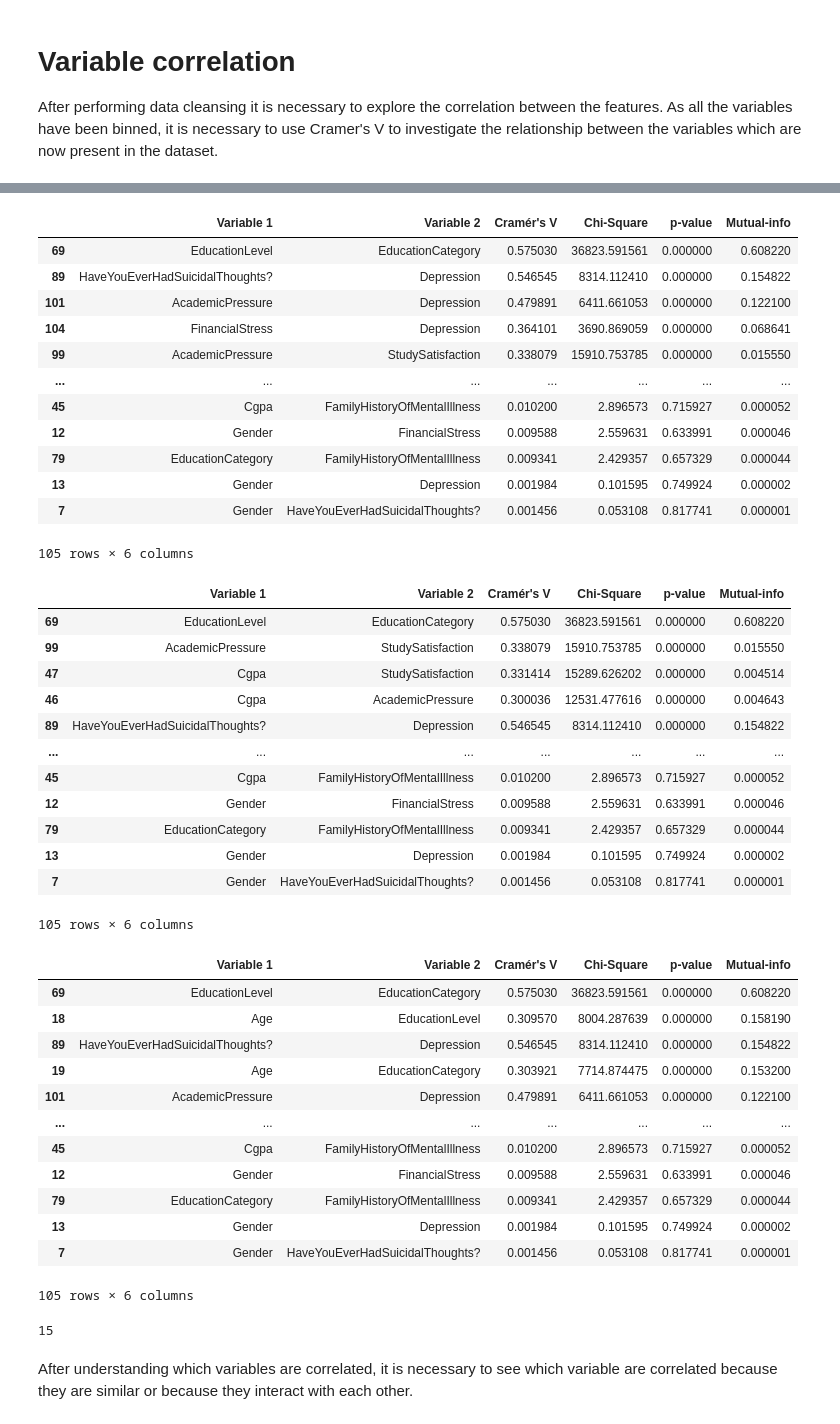
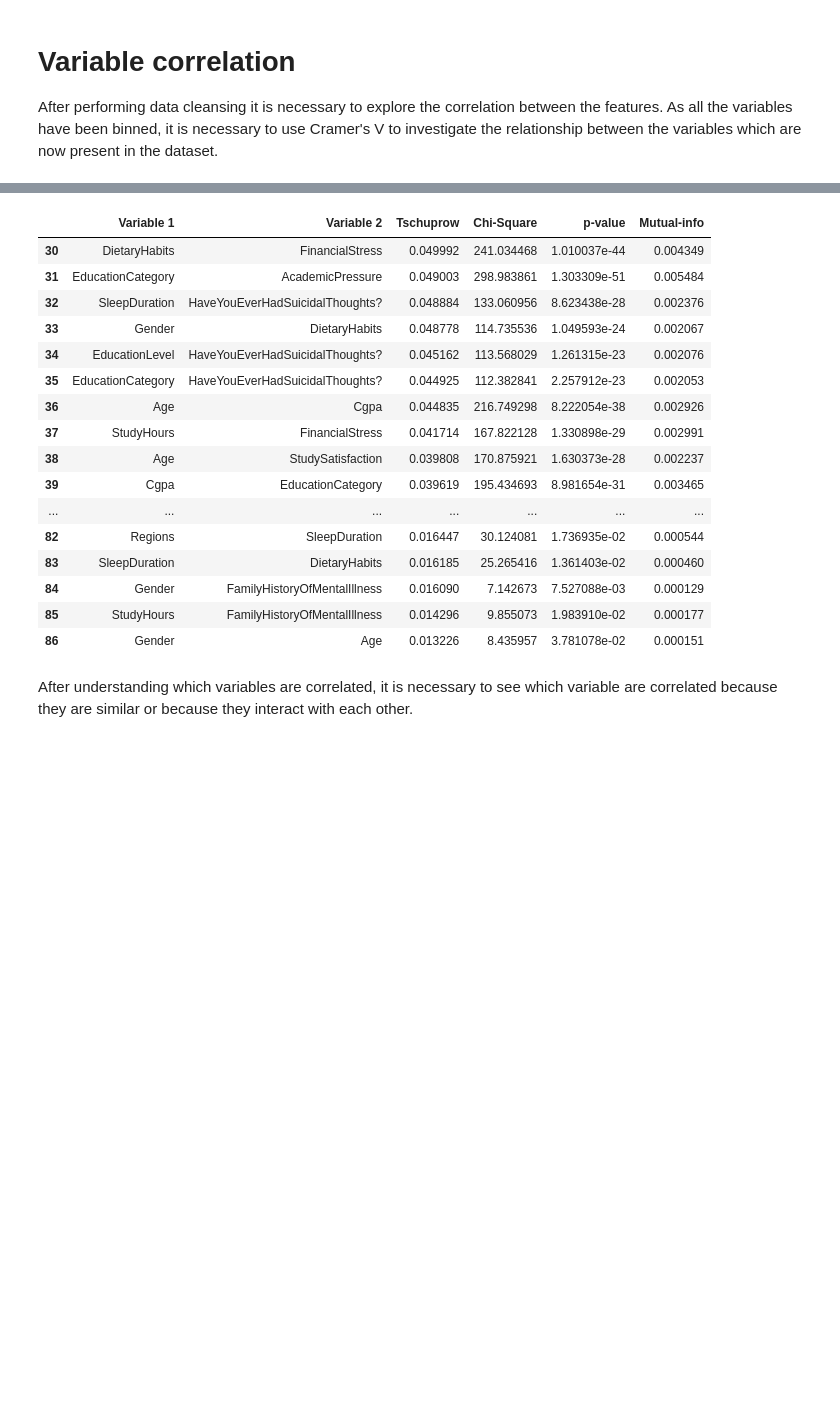
Before and after one commit to Shardyne/faikr3-project, a Jupyter notebook: Gio/data_preparation_gio.ipynb, the cells around one changed output, grey strips where cells are left out. Drawn from its saved outputs; the diff is of its cells as text; code cells hidden in the pictures; blank space fills up the shorter version.

```diff
--- a/Gio/data_preparation_gio.ipynb
+++ b/Gio/data_preparation_gio.ipynb
@@ -492,71 +492,45 @@ dtype: object
 # %%
 from scipy.stats.contingency import association
 from scipy.stats import chi2_contingency
 import pandas as pd
 import itertools
 from sklearn.feature_selection import mutual_info_classif
 
 # store the values for cramer's V
 cramer=pd.DataFrame({
     'Variable 1':[], 'Variable 2':[],
-    "Cramér's V":[],
+    "Tschuprow":[],
     "Chi-Square":[],
     "p-value":[],
     "Mutual-info":[]
 })
 
 # Compute Cramer’s V recursively for all the columns
 for col1, col2 in itertools.combinations(df_final.columns, 2):
     cont_table=pd.crosstab(df_final[col1], df_final[col2])
-    cram_v=association(cont_table, method='cramer')
+    cram_v=association(cont_table, method='tschuprow')
     chi2, p, dof, expected = chi2_contingency(cont_table)
     mi = mutual_info_classif(df_final[[col1]], df_final[col2], discrete_features=True)
     cramer.loc[len(cramer)]=[col1, col2, cram_v, chi2, p, mi[0]]
 
-display(cramer.sort_values(by="Cramér's V", ascending=False))
-display(cramer.sort_values(by="Chi-Square", ascending=False))
-display(cramer.sort_values(by="Mutual-info", ascending=False))
-print(len(cramer[cramer["Cramér's V"]>=0.15]))
+cramer[cramer["p-value"]<=0.05].sort_values(by="Tschuprow",ascending=False).reset_index(drop=True)[30:]
 # %% [output]
-|  | Variable 1 | Variable 2 | Cramér's V | Chi-Square | p-value | Mutual-info |
-| 69 | EducationLevel | EducationCategory | 0.575030 | 36823.591561 | 0.000000 | 0.608220 |
-| 89 | HaveYouEverHadSuicidalThoughts? | Depression | 0.546545 | 8314.112410 | 0.000000 | 0.154822 |
-| 101 | AcademicPressure | Depression | 0.479891 | 6411.661053 | 0.000000 | 0.122100 |
-| 104 | FinancialStress | Depression | 0.364101 | 3690.869059 | 0.000000 | 0.068641 |
-| 99 | AcademicPressure | StudySatisfaction | 0.338079 | 15910.753785 | 0.000000 | 0.015550 |
+|  | Variable 1 | Variable 2 | Tschuprow | Chi-Square | p-value | Mutual-info |
+| 30 | DietaryHabits | FinancialStress | 0.049992 | 241.034468 | 1.010037e-44 | 0.004349 |
+| 31 | EducationCategory | AcademicPressure | 0.049003 | 298.983861 | 1.303309e-51 | 0.005484 |
+| 32 | SleepDuration | HaveYouEverHadSuicidalThoughts? | 0.048884 | 133.060956 | 8.623438e-28 | 0.002376 |
+| 33 | Gender | DietaryHabits | 0.048778 | 114.735536 | 1.049593e-24 | 0.002067 |
+| 34 | EducationLevel | HaveYouEverHadSuicidalThoughts? | 0.045162 | 113.568029 | 1.261315e-23 | 0.002076 |
+| 35 | EducationCategory | HaveYouEverHadSuicidalThoughts? | 0.044925 | 112.382841 | 2.257912e-23 | 0.002053 |
+| 36 | Age | Cgpa | 0.044835 | 216.749298 | 8.222054e-38 | 0.002926 |
+| 37 | StudyHours | FinancialStress | 0.041714 | 167.822128 | 1.330898e-29 | 0.002991 |
+| 38 | Age | StudySatisfaction | 0.039808 | 170.875921 | 1.630373e-28 | 0.002237 |
+| 39 | Cgpa | EducationCategory | 0.039619 | 195.434693 | 8.981654e-31 | 0.003465 |
 | ... | ... | ... | ... | ... | ... | ... |
-| 45 | Cgpa | FamilyHistoryOfMentalIllness | 0.010200 | 2.896573 | 0.715927 | 0.000052 |
-| 12 | Gender | FinancialStress | 0.009588 | 2.559631 | 0.633991 | 0.000046 |
-| 79 | EducationCategory | FamilyHistoryOfMentalIllness | 0.009341 | 2.429357 | 0.657329 | 0.000044 |
-| 13 | Gender | Depression | 0.001984 | 0.101595 | 0.749924 | 0.000002 |
-| 7 | Gender | HaveYouEverHadSuicidalThoughts? | 0.001456 | 0.053108 | 0.817741 | 0.000001 |
+| 82 | Regions | SleepDuration | 0.016447 | 30.124081 | 1.736935e-02 | 0.000544 |
+| 83 | SleepDuration | DietaryHabits | 0.016185 | 25.265416 | 1.361403e-02 | 0.000460 |
+| 84 | Gender | FamilyHistoryOfMentalIllness | 0.016090 | 7.142673 | 7.527088e-03 | 0.000129 |
+| 85 | StudyHours | FamilyHistoryOfMentalIllness | 0.014296 | 9.855073 | 1.983910e-02 | 0.000177 |
+| 86 | Gender | Age | 0.013226 | 8.435957 | 3.781078e-02 | 0.000151 |
-105 rows × 6 columns
-|  | Variable 1 | Variable 2 | Cramér's V | Chi-Square | p-value | Mutual-info |
-| 69 | EducationLevel | EducationCategory | 0.575030 | 36823.591561 | 0.000000 | 0.608220 |
-| 99 | AcademicPressure | StudySatisfaction | 0.338079 | 15910.753785 | 0.000000 | 0.015550 |
-| 47 | Cgpa | StudySatisfaction | 0.331414 | 15289.626202 | 0.000000 | 0.004514 |
-| 46 | Cgpa | AcademicPressure | 0.300036 | 12531.477616 | 0.000000 | 0.004643 |
-| 89 | HaveYouEverHadSuicidalThoughts? | Depression | 0.546545 | 8314.112410 | 0.000000 | 0.154822 |
-| ... | ... | ... | ... | ... | ... | ... |
-| 45 | Cgpa | FamilyHistoryOfMentalIllness | 0.010200 | 2.896573 | 0.715927 | 0.000052 |
-| 12 | Gender | FinancialStress | 0.009588 | 2.559631 | 0.633991 | 0.000046 |
-| 79 | EducationCategory | FamilyHistoryOfMentalIllness | 0.009341 | 2.429357 | 0.657329 | 0.000044 |
-| 13 | Gender | Depression | 0.001984 | 0.101595 | 0.749924 | 0.000002 |
-| 7 | Gender | HaveYouEverHadSuicidalThoughts? | 0.001456 | 0.053108 | 0.817741 | 0.000001 |
-105 rows × 6 columns
-|  | Variable 1 | Variable 2 | Cramér's V | Chi-Square | p-value | Mutual-info |
-| 69 | EducationLevel | EducationCategory | 0.575030 | 36823.591561 | 0.000000 | 0.608220 |
-| 18 | Age | EducationLevel | 0.309570 | 8004.287639 | 0.000000 | 0.158190 |
-| 89 | HaveYouEverHadSuicidalThoughts? | Depression | 0.546545 | 8314.112410 | 0.000000 | 0.154822 |
-| 19 | Age | EducationCategory | 0.303921 | 7714.874475 | 0.000000 | 0.153200 |
-| 101 | AcademicPressure | Depression | 0.479891 | 6411.661053 | 0.000000 | 0.122100 |
-| ... | ... | ... | ... | ... | ... | ... |
-| 45 | Cgpa | FamilyHistoryOfMentalIllness | 0.010200 | 2.896573 | 0.715927 | 0.000052 |
-| 12 | Gender | FinancialStress | 0.009588 | 2.559631 | 0.633991 | 0.000046 |
-| 79 | EducationCategory | FamilyHistoryOfMentalIllness | 0.009341 | 2.429357 | 0.657329 | 0.000044 |
-| 13 | Gender | Depression | 0.001984 | 0.101595 | 0.749924 | 0.000002 |
-| 7 | Gender | HaveYouEverHadSuicidalThoughts? | 0.001456 | 0.053108 | 0.817741 | 0.000001 |
-105 rows × 6 columns
-15
 # %% [markdown]
 After understanding which variables are correlated, it is necessary to see which variable are correlated because they are similar or because they interact with each other.
```
Also changed, not shown: parts of 7 cells of this notebook, 1 other file.
